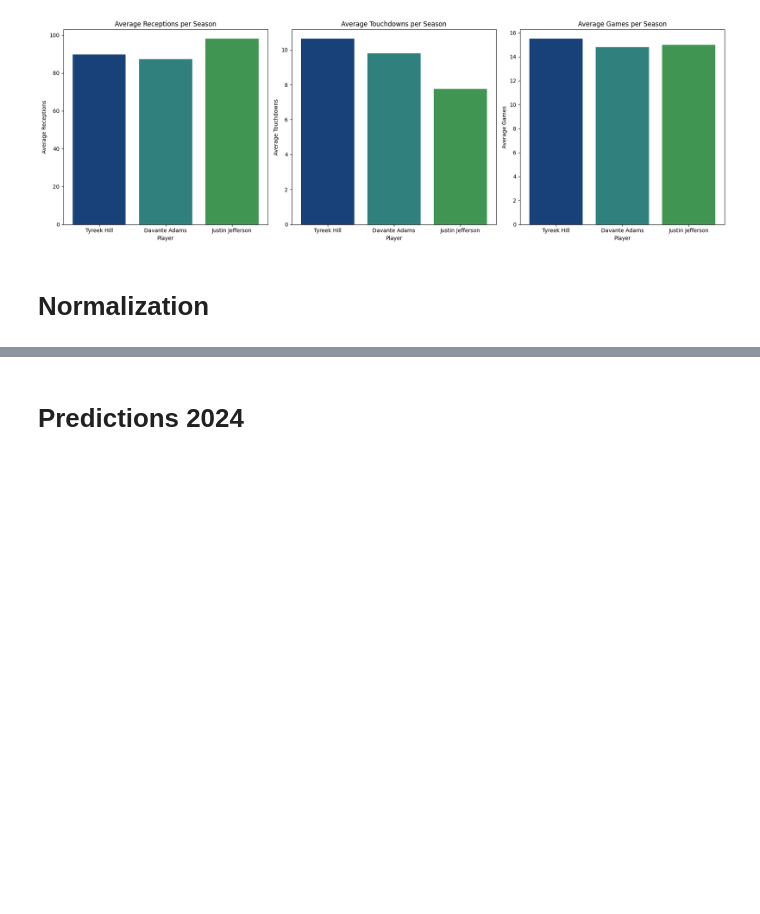
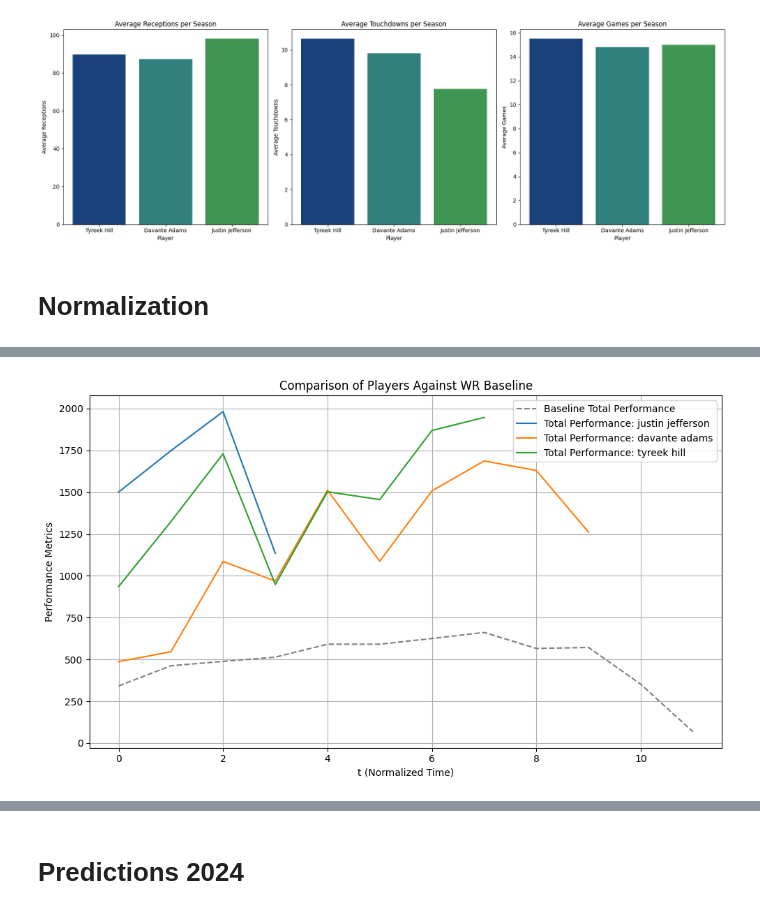
Before and after one commit to salomerivas/app-development, a Jupyter notebook: VisualizationKaggle.ipynb, the cells around one changed output, grey strips where cells are left out. Cells and saved outputs as stored; diff of their text form; code cells hidden in the pictures; blank space fills up the shorter version.

```diff
--- a/VisualizationKaggle.ipynb
+++ b/VisualizationKaggle.ipynb
@@ -1873,0 +1956,19 @@ year_df
+# %%
+# Step 1: Define the unique player identifier
+player_id_col = 'player_name'  # or 'player_id'
+season_col = 'season'  # The column representing the actual year
+
+# Step 2: Normalize seasons to start at t=0
+def normalize_seasons(player_data):
+    player_data = player_data.sort_values(season_col)  # Ensure sorted by season
+    player_data['t'] = range(len(player_data))  # Create t=0, t=1, etc.
+    return player_data
+
+# Apply normalization across groups
+normalized_df = year_df.groupby(player_id_col).apply(normalize_seasons)
+
+# Drop unnecessary group index added by `groupby.apply`
+normalized_df.reset_index(drop=True, inplace=True)
+
+# Step 3: Verify normalization
+print(normalized_df[[player_id_col, season_col, 't']].head())  # Adjust columns for debugging
@@ -1873,0 +1998,49 @@ year_df
+# %%
+# Filter for WR and calculate the baseline
+wr_df = normalized_df[normalized_df['position'] == 'WR']
+
+# Calculate total_touchdowns and total_yards for baseline
+wr_df['total_touchdowns'] = wr_df['reception_td'] + wr_df['run_td']
+wr_df['total_yards'] = wr_df['receiving_yards'] + wr_df['rushing_yards']
+wr_df['total_performance'] = wr_df['total_touchdowns'] + wr_df['total_yards'] + wr_df['receptions']  # Creating a single performance metric for the baseline
+
+# Select only relevant columns for baseline calculation
+wr_baseline_df = wr_df[['t', 'total_performance']]
+
+# Group by t and calculate the baseline (mean values for each time step)
+baseline_df = wr_baseline_df.groupby('t').mean().reset_index()
+
+# Select players of interest
+selected_players = ['justin jefferson', 'davante adams', 'tyreek hill']  # Replace with actual player IDs or names
+selected_df = normalized_df[normalized_df['player_name'].isin(selected_players)]
+
+# Calculate total_touchdowns and total_yards for selected players
+selected_df['total_touchdowns_player'] = selected_df['reception_td'] + selected_df['run_td']
+selected_df['total_yards_player'] = selected_df['receiving_yards'] + selected_df['rushing_yards']
+selected_df['total_performance_player'] = selected_df['total_touchdowns_player'] + selected_df['total_yards_player'] + selected_df['receptions']  # Creating a total performance metric for each player
+
+# Merge selected players with the baseline data on 't'
+comparison_df = selected_df.merge(baseline_df, on='t', suffixes=('_player', '_baseline'))
+
+# Plotting the comparison
+import matplotlib.pyplot as plt
+
+plt.figure(figsize=(10, 6))
+
+# Plot baseline (total_performance)
+plt.plot(baseline_df['t'], baseline_df['total_performance'], label='Baseline Total Performance', color='gray', linestyle='--')
+
+# Plot performance for each player
+for player_name in selected_players:
+    player_data = comparison_df[comparison_df['player_name'] == player_name]
+    plt.plot(player_data['t'], player_data['total_performance_player'], label=f"Total Performance: {player_name}")
+
+# Add labels, legend, and title
+plt.xlabel('t (Normalized Time)')
+plt.ylabel('Performance Metrics')
+plt.title('Comparison of Players Against WR Baseline')
+plt.legend()
+plt.grid()
+plt.tight_layout()
+plt.show()
+# %% [output]
@@ -1873,0 +2064 @@ year_df
+[figure, added]
```
Also changed, not shown: parts of 27 cells of this notebook, 2 other files.
